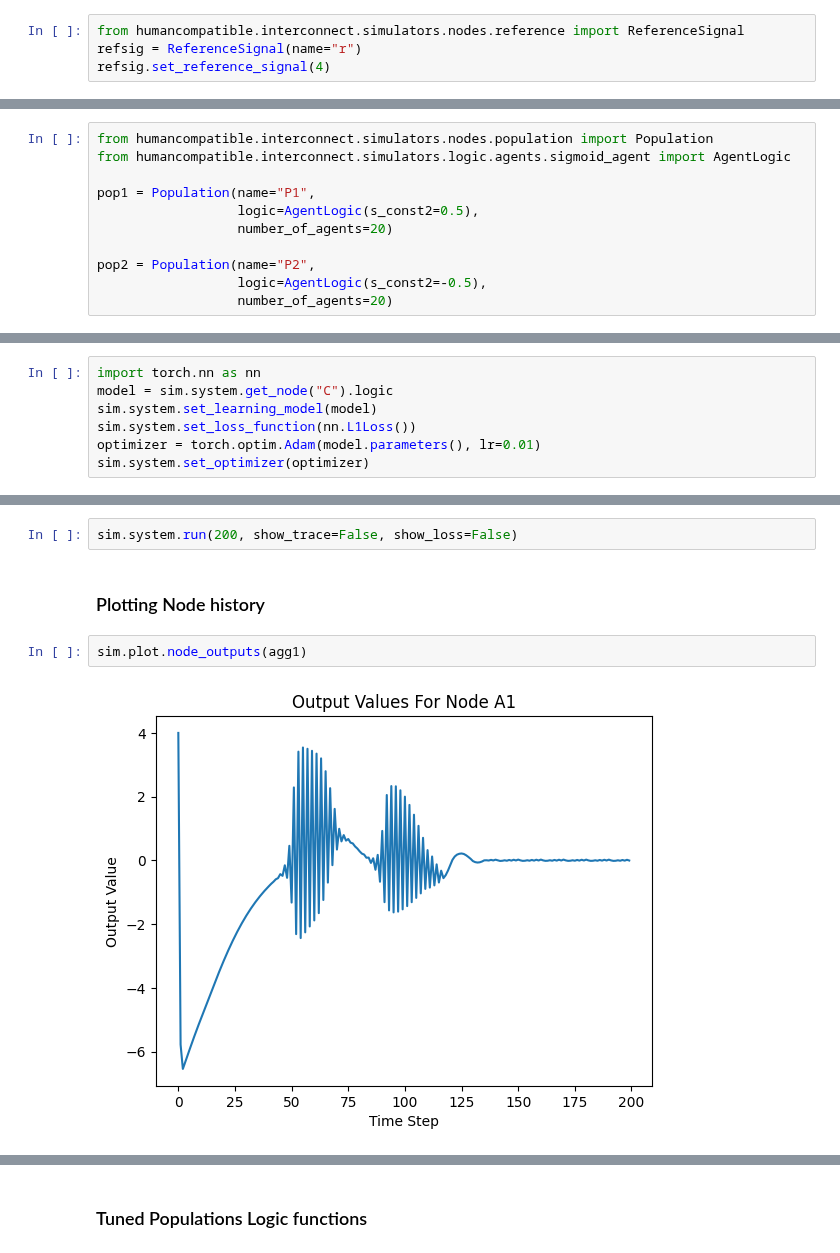
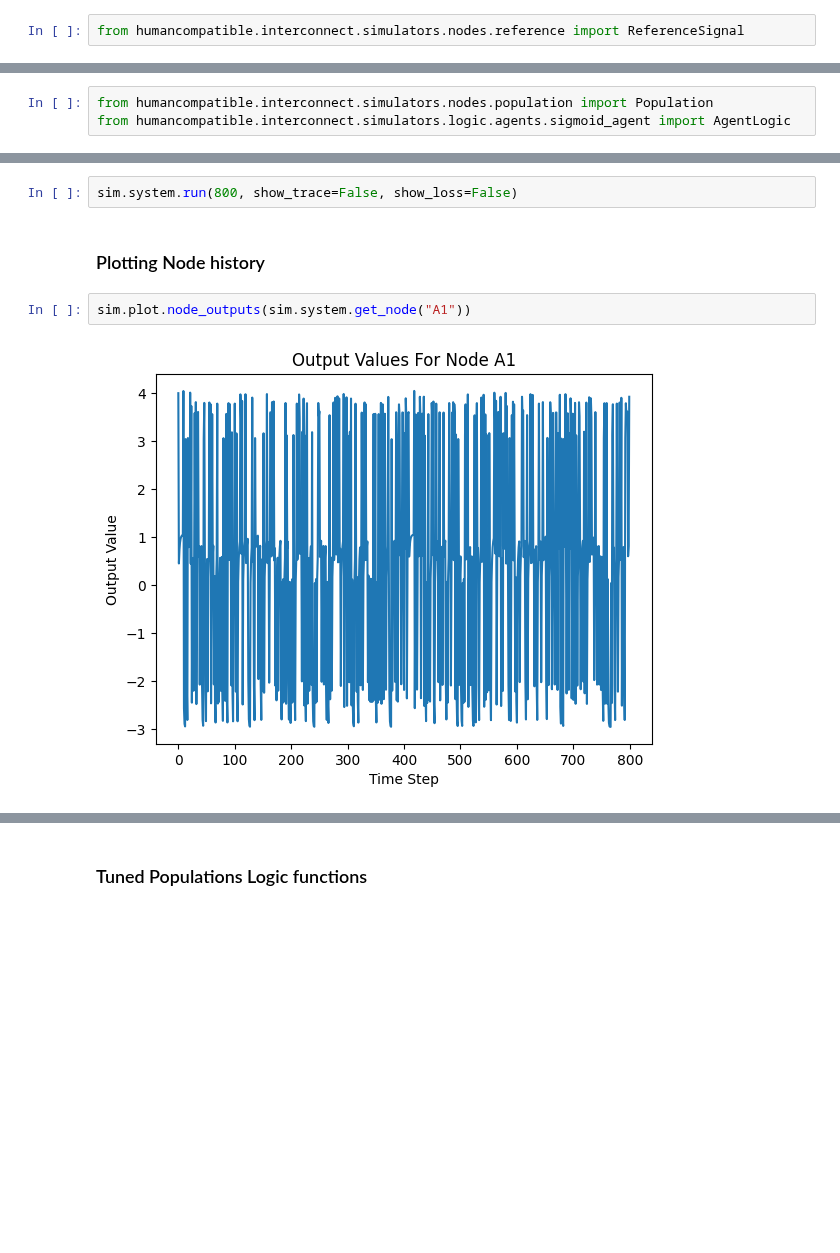
Before and after one commit to humancompatible/interconnect, a Jupyter notebook: examples/basic_simulation_ReLU.ipynb, the cells around one changed output, grey strips where cells are left out. Cells and saved outputs as stored; diff of their text form; blank space fills up the shorter version.

```diff
--- a/examples/basic_simulation_ReLU.ipynb
+++ b/examples/basic_simulation_ReLU.ipynb
@@ -10,8 +14,6 @@ sys.path.append('../')
 # Reference Signal Node
 # %%
 from humancompatible.interconnect.simulators.nodes.reference import ReferenceSignal
-refsig = ReferenceSignal(name="r")
-refsig.set_reference_signal(4)
 # %% [markdown]
 ## Aggregator Node
 
@@ -91,14 +89,6 @@ A node that represents a population of agents. Takes a logic object, along with
 # %%
 from humancompatible.interconnect.simulators.nodes.population import Population
 from humancompatible.interconnect.simulators.logic.agents.sigmoid_agent import AgentLogic
-
-pop1 = Population(name="P1",
-                  logic=AgentLogic(s_const2=0.5),
-                  number_of_agents=20)
-
-pop2 = Population(name="P2",
-                  logic=AgentLogic(s_const2=-0.5),
-                  number_of_agents=20)
 # %% [markdown]
 ## Delay Node
 # %%
@@ -186,17 +192,10 @@ System is valid
-# %%
-import torch.nn as nn
-model = sim.system.get_node("C").logic
-sim.system.set_learning_model(model)
-sim.system.set_loss_function(nn.L1Loss())
-optimizer = torch.optim.Adam(model.parameters(), lr=0.01)
-sim.system.set_optimizer(optimizer)
 # %% [markdown]
 ### Running the simulation
 # %%
-sim.system.run(200, show_trace=False, show_loss=False)
+sim.system.run(800, show_trace=False, show_loss=False)
 # %% [markdown]
 ### Plotting Node history
 # %%
-sim.plot.node_outputs(agg1)
+sim.plot.node_outputs(sim.system.get_node("A1"))
 # %% [output]
-[figure, old version]
+[figure, new version]
```
Also changed, not shown: parts of 18 cells of this notebook, 1 other file.
